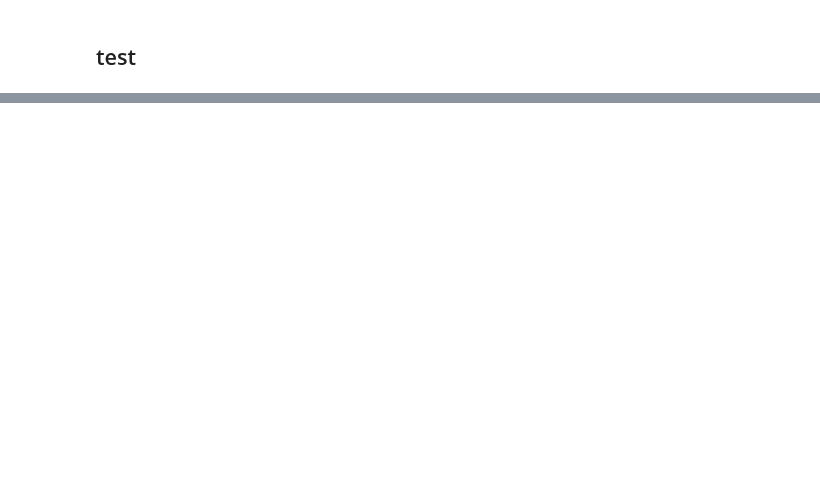
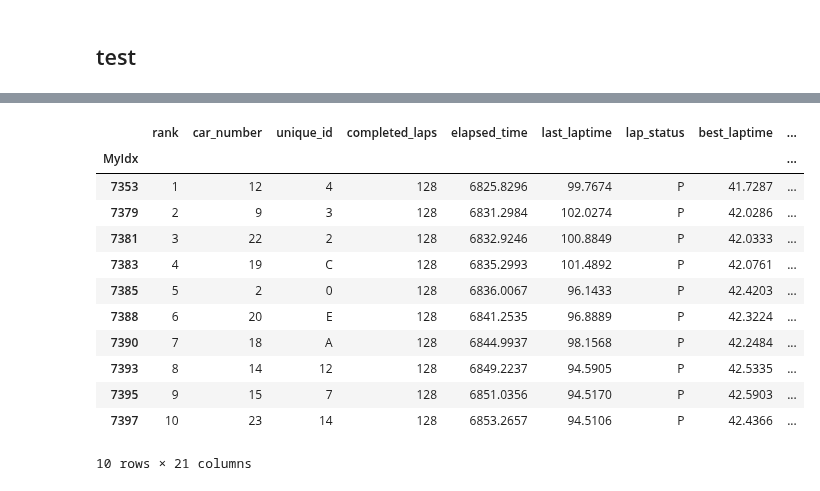
Before and after one commit to DSC-SPIDAL/rankpredictor, a Jupyter notebook: run/23.experiments/notebook/RankNet-makedb-laptime-v6.ipynb, the cells around one changed output, grey strips where cells are left out. Cells and saved outputs as stored; diff of their text form; code cells hidden in the pictures; blank space fills up the shorter version.

```diff
--- a/run/23.experiments/notebook/RankNet-makedb-laptime-v6.ipynb
+++ b/run/23.experiments/notebook/RankNet-makedb-laptime-v6.ipynb
@@ -212,2 +380,18 @@ np.max(rankdata.completed_laps.values)
+# %%
+rankdata[rankdata['completed_laps']==128].head(10)
+# %% [output]
+|  | rank | car_number | unique_id | completed_laps | elapsed_time | last_laptime | lap_status | best_laptime | ... |
+| MyIdx |  |  |  |  |  |  |  |  | ... |
+| 7353 | 1 | 12 | 4 | 128 | 6825.8296 | 99.7674 | P | 41.7287 | ... |
+| 7379 | 2 | 9 | 3 | 128 | 6831.2984 | 102.0274 | P | 42.0286 | ... |
+| 7381 | 3 | 22 | 2 | 128 | 6832.9246 | 100.8849 | P | 42.0333 | ... |
+| 7383 | 4 | 19 | C | 128 | 6835.2993 | 101.4892 | P | 42.0761 | ... |
+| 7385 | 5 | 2 | 0 | 128 | 6836.0067 | 96.1433 | P | 42.4203 | ... |
+| 7388 | 6 | 20 | E | 128 | 6841.2535 | 96.8889 | P | 42.3224 | ... |
+| 7390 | 7 | 18 | A | 128 | 6844.9937 | 98.1568 | P | 42.2484 | ... |
+| 7393 | 8 | 14 | 12 | 128 | 6849.2237 | 94.5905 | P | 42.5335 | ... |
+| 7395 | 9 | 15 | 7 | 128 | 6851.0356 | 94.5170 | P | 42.5903 | ... |
+| 7397 | 10 | 23 | 14 | 128 | 6853.2657 | 94.5106 | P | 42.4366 | ... |
+10 rows × 21 columns
 # %%
 _race_info
```
Also changed, not shown: parts of 24 cells of this notebook, 15 other files.
